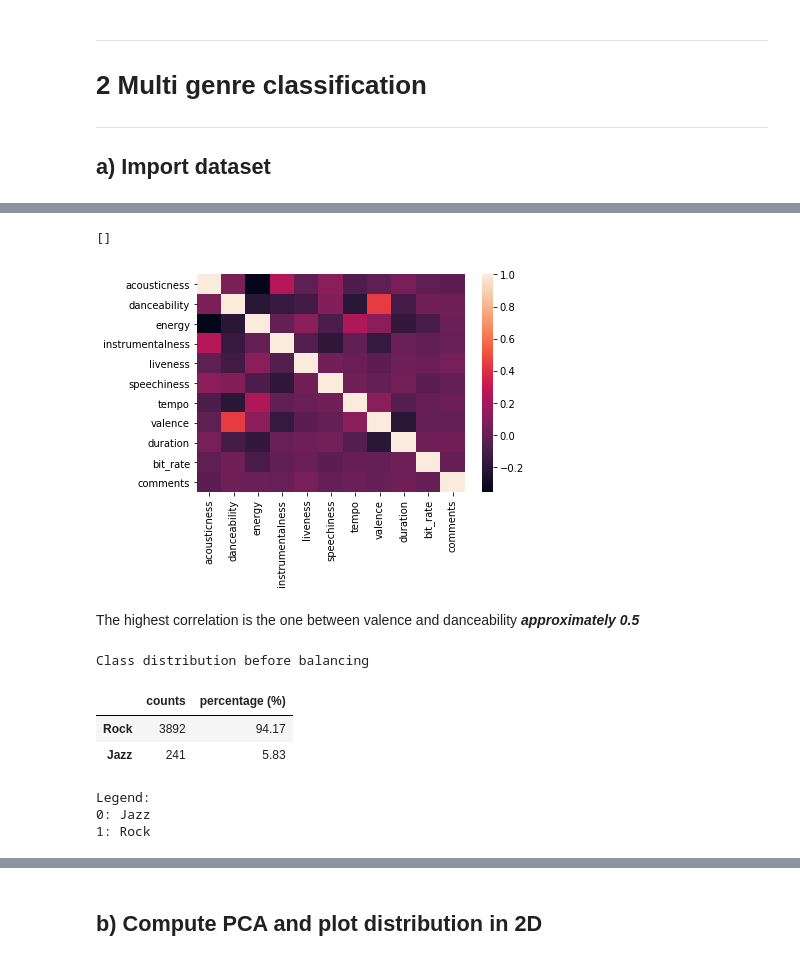
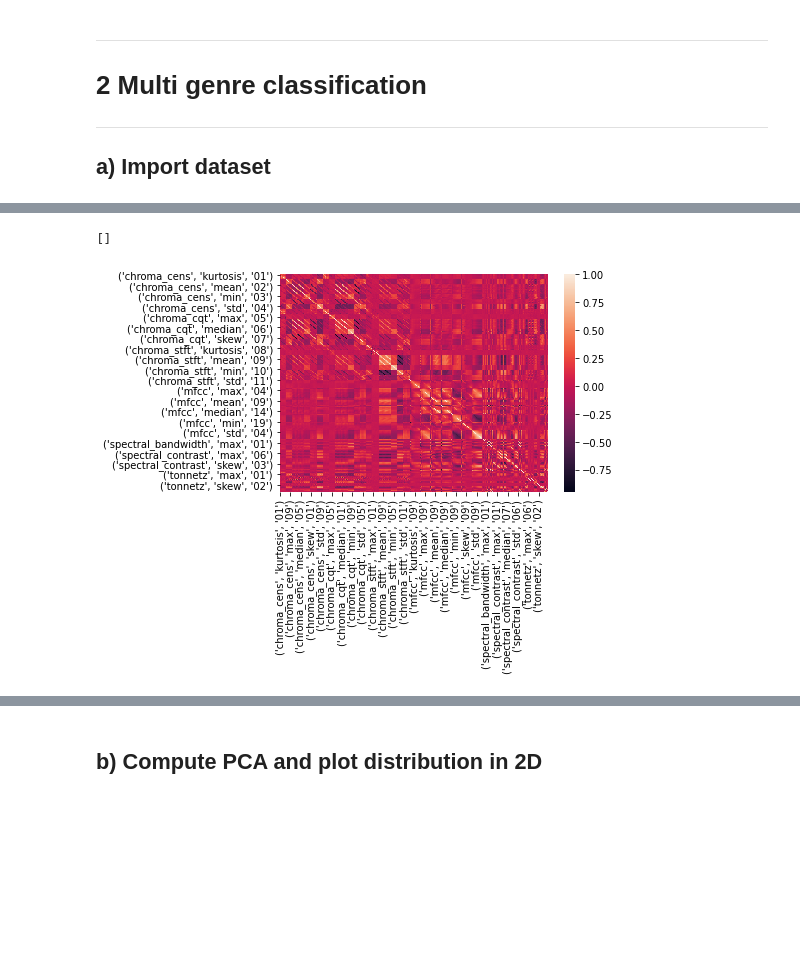
Before and after one commit to gaetanoantonicchio/DataMining-2, a Jupyter notebook: src/Module 1/Imbalanced Learning/imb-learn_librosa-features_multiclass.ipynb, the cells around one changed output, grey strips where cells are left out. Saved outputs shown, nothing was run; the diff lists cells and outputs as text; code cells hidden in the pictures; blank space fills up the shorter version.

Commit message:
fixed bug in PCA plot function

```diff
--- a/src/Module 1/Imbalanced Learning/imb-learn_librosa-features_multiclass.ipynb
+++ b/src/Module 1/Imbalanced Learning/imb-learn_librosa-features_multiclass.ipynb
@@ -55,0 +69,4 @@ multiclass_dataset.head()
+# %%
+# drop NaN
+multiclass_dataset.dropna(inplace=True)
+multiclass_dataset.isnull().sum()
@@ -55,0 +90,7 @@ multiclass_dataset.head()
+# %%
+# Select top 8 genres
+genres_subset = ['Rock','Electronic','Hip-Hop','Folk','Old-Time / Historic','Pop',
+          'Classical','Jazz']
+
+# generating dataset for multiclass classification task
+multiclass_dataset = multiclass_dataset[multiclass_dataset['genre_top'].isin(genres_subset)]
@@ -55,0 +113,6 @@ multiclass_dataset.head()
+# %%
+# encoding labels
+le = preprocessing.LabelEncoder()
+multiclass_dataset['genre_top'] = le.fit_transform(multiclass_dataset['genre_top'])
+print('Legend:\n0: Classical\n1: Electronic\n2: Folk\n3: Hip-Hop\n4: Jazz\n5: Old-Time / Historic\n6: Pop\n7: Rock')
+multiclass_dataset.genre_top.value_counts()
@@ -55,0 +143,2 @@ multiclass_dataset.head()
+# %%
+multiclass_dataset.drop('genre_top', axis=1, inplace=True)
@@ -56,35 +149,8 @@ multiclass_dataset.head()
 # %%
-corr = binclass_dataset.corr()
+# correlation matrix
+corr = multiclass_dataset.corr()
 sns.heatmap(corr)
 plt.plot()
 # %% [output]
 []
-[figure, old version]
+[figure, new version]
-# %% [markdown]
-The highest correlation is the one between valence and danceability ***approximately 0.5***
-# %%
-print('Class distribution before balancing')
-pd.concat(
-    [binclass_dataset.genre_top.value_counts(),
-                round(binclass_dataset.genre_top.value_counts(normalize=True).mul(100),2)],
-                axis=1,
-                keys=('counts','percentage (%)')
-)
-# %% [output]
-Class distribution before balancing
-|  | counts | percentage (%) |
-| Rock | 3892 | 94.17 |
-| Jazz | 241 | 5.83 |
-# %%
-# Data preprocessing
-le = preprocessing.LabelEncoder()
-binclass_dataset['genre_top'] = le.fit_transform(binclass_dataset['genre_top'])
-print('Legend:\n0: Jazz\n1: Rock')
-# Define the labels
-labels = binclass_dataset[['genre_top']]
-labels.reset_index(drop=True, inplace=True)
-labels = labels[['genre_top']]
-# %% [output]
-Legend:
-0: Jazz
-1: Rock
```
Also changed, not shown: parts of 19 cells of this notebook, 1 other file.
